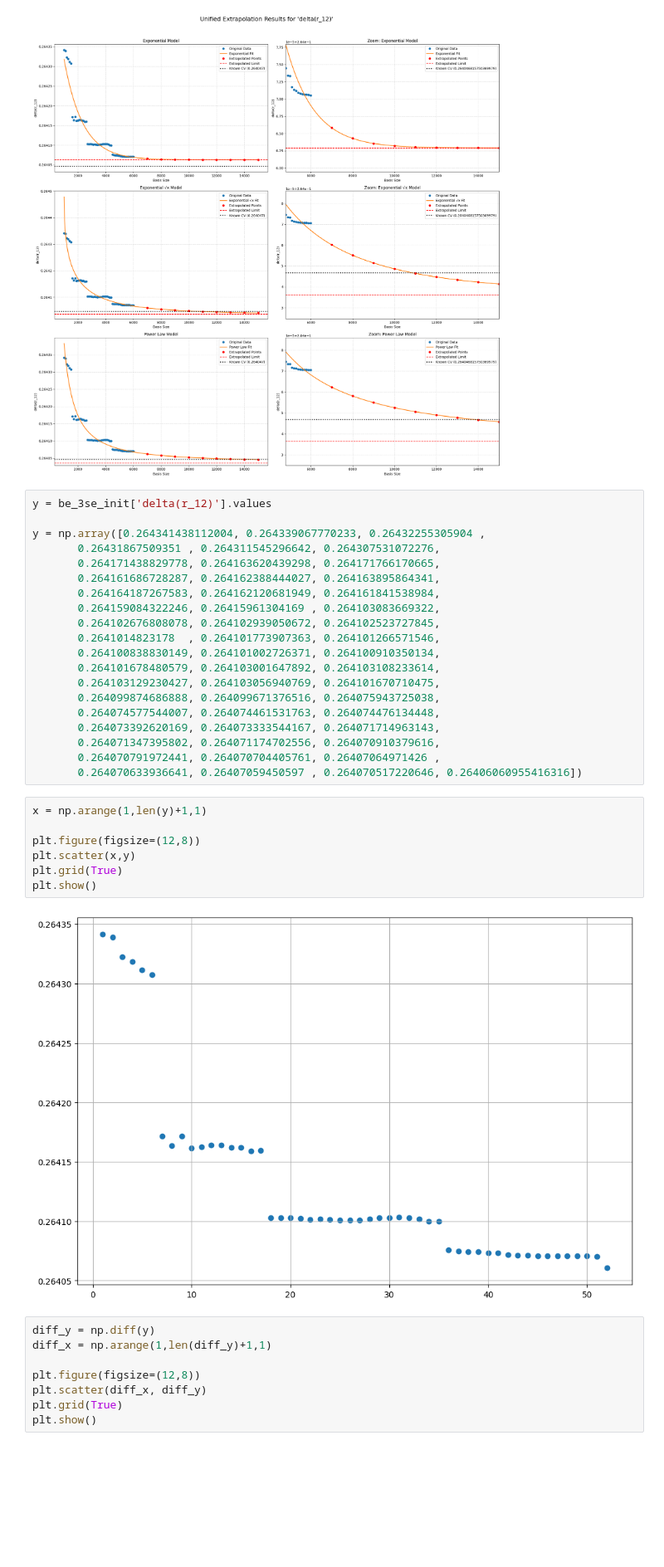
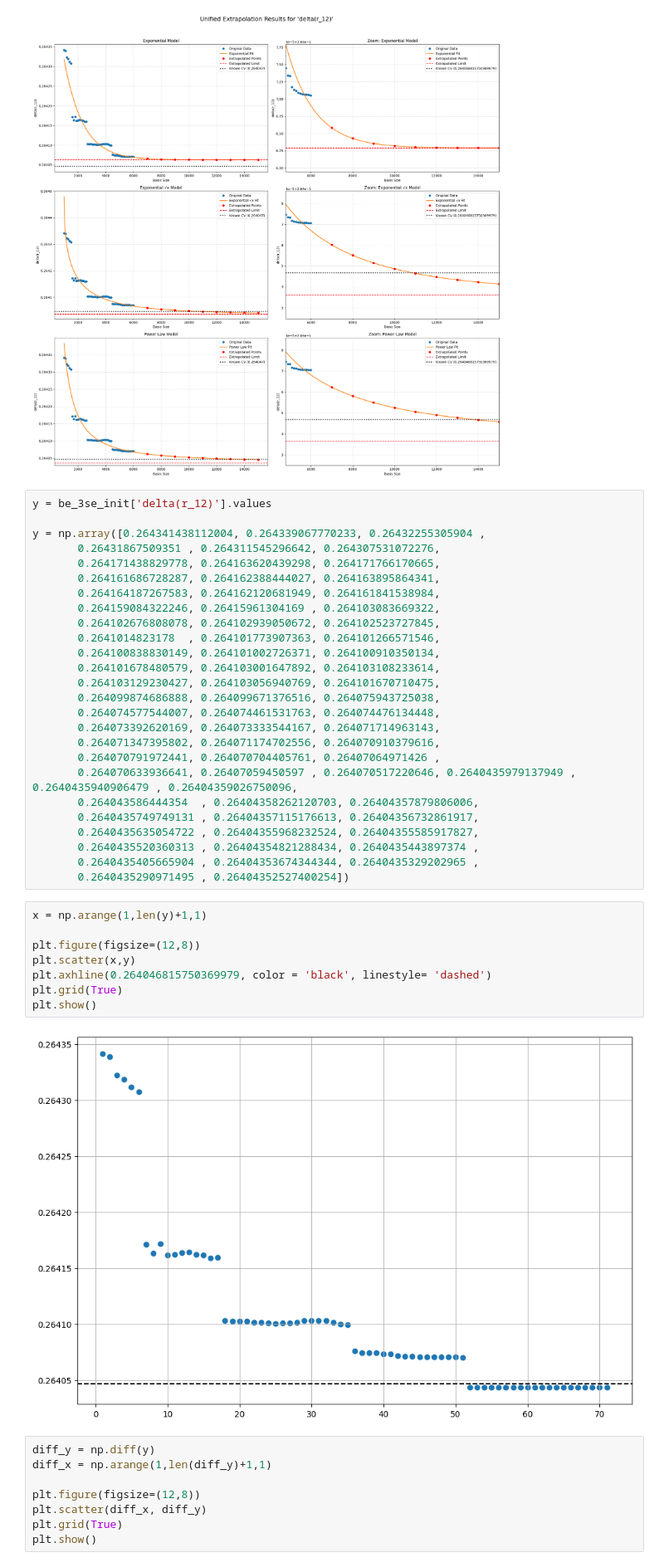
Before and after one commit to trulyaldi/extrapolation, a Jupyter notebook: src/test_inf_v3.ipynb, the cells around one changed output. Shown at 83% size. Drawn from its saved outputs; the diff is of its cells as text; blank space fills up the shorter version.

```diff
--- a/src/test_inf_v3.ipynb
+++ b/src/test_inf_v3.ipynb
@@ -189,16 +189,23 @@ y = np.array([0.264341438112004, 0.264339067770233, 0.26432255305904 ,
        0.264073392620169, 0.264073333544167, 0.264071714963143,
        0.264071347395802, 0.264071174702556, 0.264070910379616,
        0.264070791972441, 0.264070704405761, 0.26407064971426 ,
-       0.264070633936641, 0.26407059450597 , 0.264070517220646, 0.26406060955416316])
+       0.264070633936641, 0.26407059450597 , 0.264070517220646, 0.2640435979137949 , 0.2640435940906479 , 0.26404359026750096,
+       0.264043586444354  , 0.26404358262120703, 0.26404357879806006,
+       0.2640435749749131 , 0.26404357115176613, 0.26404356732861917,
+       0.2640435635054722 , 0.26404355968232524, 0.26404355585917827,
+       0.2640435520360313 , 0.26404354821288434, 0.2640435443897374 ,
+       0.2640435405665904 , 0.26404353674344344, 0.2640435329202965 ,
+       0.2640435290971495 , 0.26404352527400254])
 # %%
 x = np.arange(1,len(y)+1,1)
 
 plt.figure(figsize=(12,8))
 plt.scatter(x,y)
+plt.axhline(0.264046815750369979, color = 'black', linestyle= 'dashed')
 plt.grid(True)
 plt.show()
 # %% [output]
-[figure, old version]
+[figure, new version]
 # %%
 diff_y = np.diff(y)
 diff_x = np.arange(1,len(diff_y)+1,1)
```
Also changed, not shown: parts of 5 cells of this notebook.
